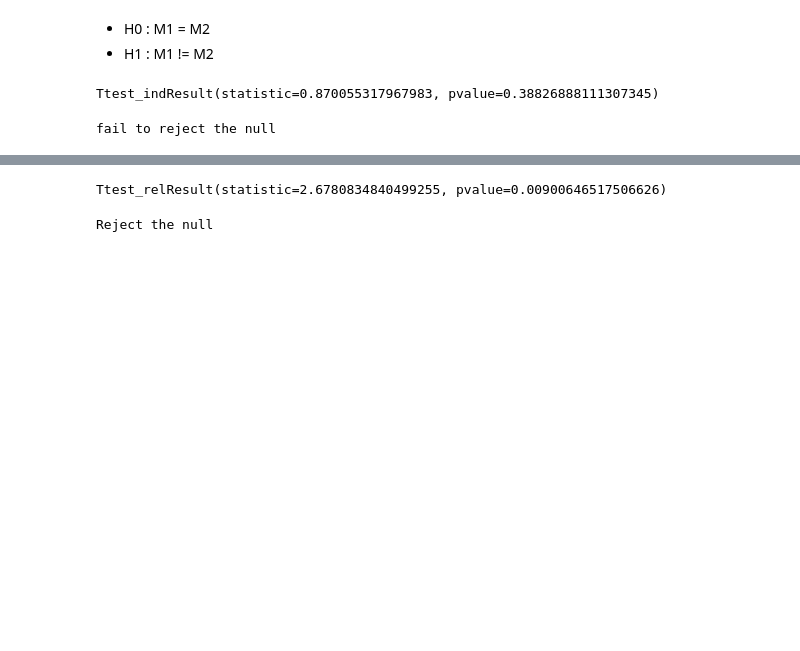
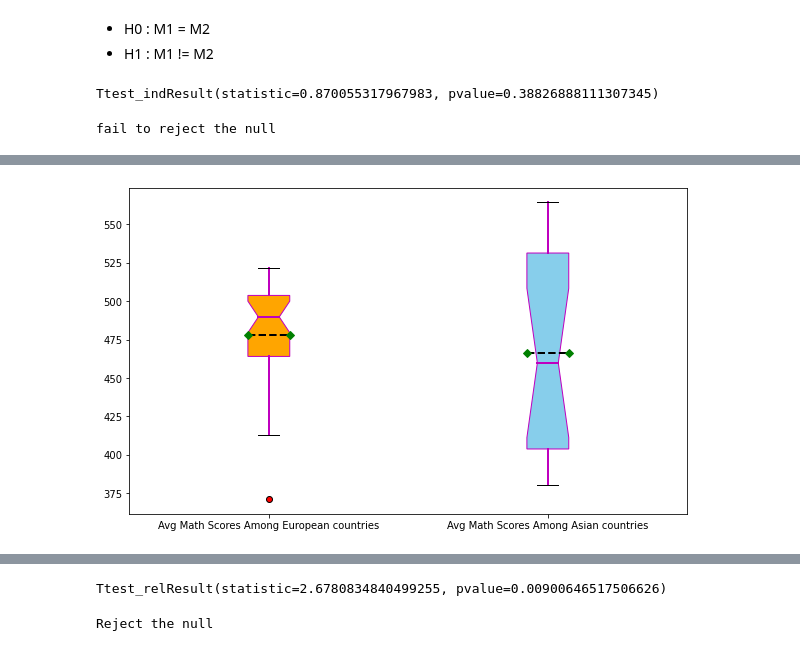
Before and after one commit to celik-muhammed/11-Python-Data-Statistics-Basics, a Jupyter notebook: 00-Assignments/StatwPy-Assignment-3-Hypothesis-Tests.ipynb, the cells around one changed output, grey strips where cells are left out. Cells and saved outputs as stored; diff of their text form; code cells hidden in the pictures; blank space fills up the shorter version.

```diff
--- a/00-Assignments/StatwPy-Assignment-3-Hypothesis-Tests.ipynb
+++ b/00-Assignments/StatwPy-Assignment-3-Hypothesis-Tests.ipynb
@@ -407,0 +397,22 @@ KONTROL ET: istatistik=2.67808348404993, pdeğeri=0.00900646517506627
+# %%
+fig, ax = plt.subplots(figsize=(10,6))
+
+ax.boxplot(
+        (df[df.Continent_Code == 'EU']["Math"], df[df.Continent_Code == 'AS']["Math"]),
+        showmeans=True, meanline=True,
+        meanprops=dict(lw=2, color='k', marker='D', mfc='g', mec='g'),
+        medianprops={'lw': 2, 'color': 'm'},
+        flierprops=dict(marker='o', mfc='r'),
+        boxprops=dict(facecolor=('lightblue'), color='m'),
+        whiskerprops=dict(lw=2, color='m'),
+        notch=True, vert=True, patch_artist=True,
+        labels=('Avg Math Scores Among European countries', 'Avg Math Scores Among Asian countries')
+)
+
+# change to colors
+for patch,color in zip(ax.patches, ['Orange','skyBlue']):
+    patch.set_facecolor(color)
+
+plt.show()
+# %% [output]
+[figure, added]
```
Also changed, not shown: parts of 13 cells of this notebook.
